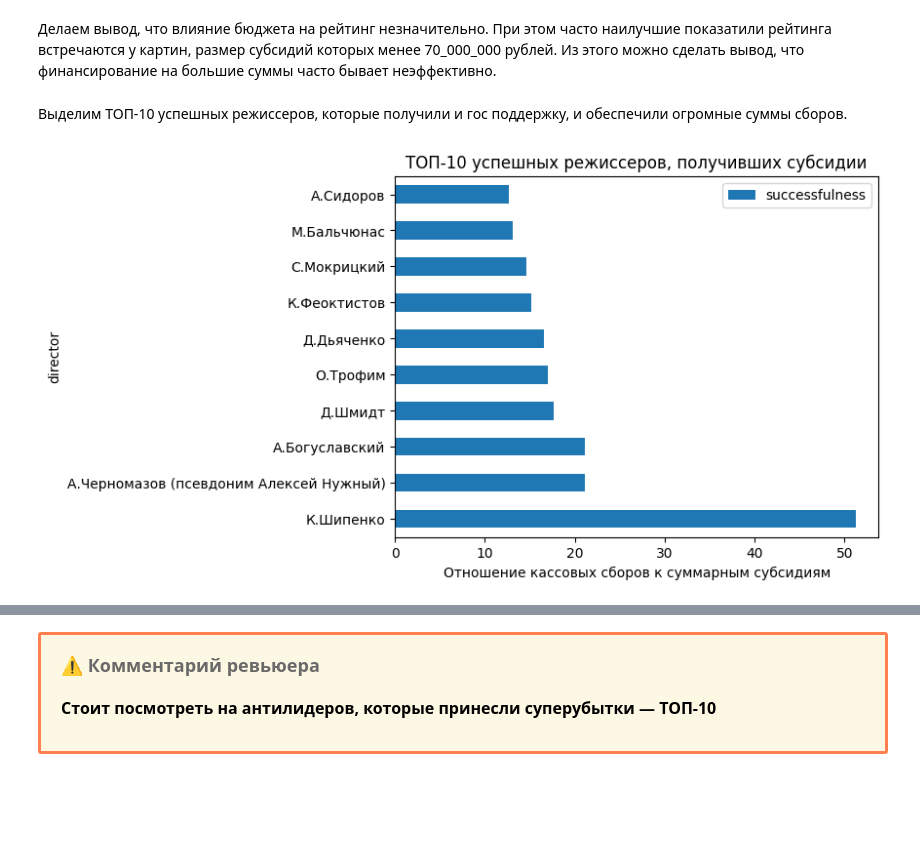
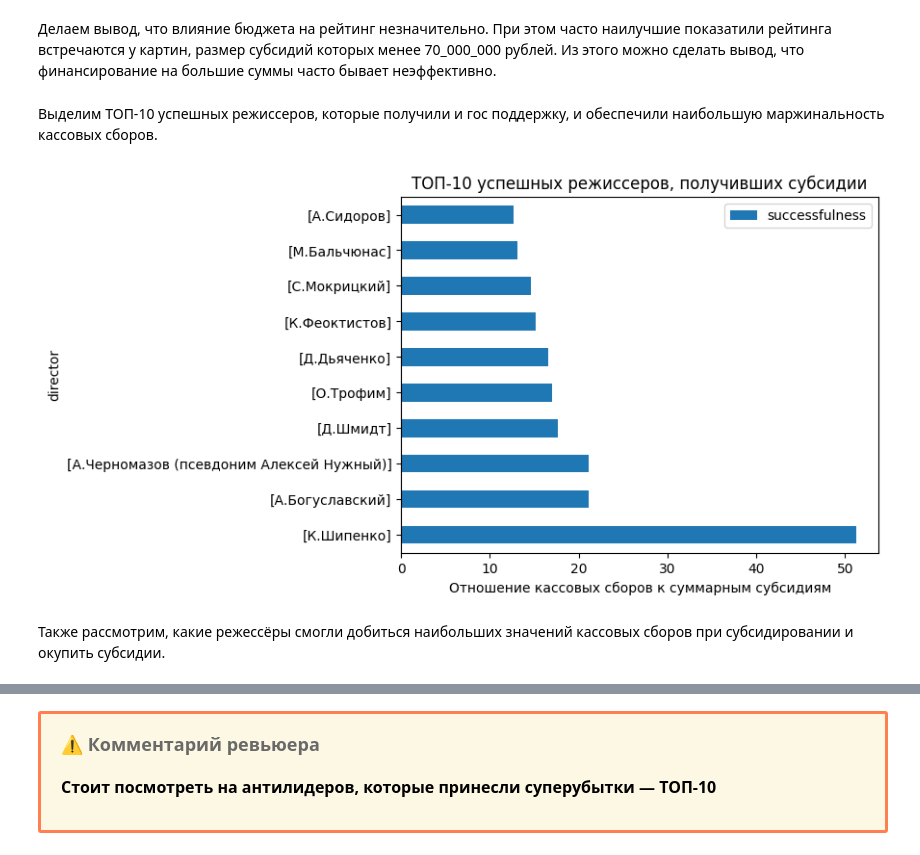
Before and after one commit to EvanderLatine/DS_Practicum, a Jupyter notebook: Composite_Project_1/EDA.ipynb, the cells around one changed output, grey strips where cells are left out. Saved outputs shown, nothing was run; the diff lists cells and outputs as text; code cells hidden in the pictures; blank space fills up the shorter version.

```diff
--- a/Composite_Project_1/EDA.ipynb
+++ b/Composite_Project_1/EDA.ipynb
@@ -271,6 +293,6 @@ dtypes: UInt32(1), datetime64[ns](1), float32(1), float64(3), object(9)
 memory usage: 826.2+ KB
 # %%
 # check
-df1['show_start_date'] = df1['show_start_date'].dt.date
+df1['show_start_date'] = df1['show_start_date'].dt.date.astype('datetime64[D]')
 df1['show_start_date'][:1]
 # %% [output]
@@ -650,6 +784,8 @@ df[df.duplicated(subset=['title', 'director'], keep=False)==True].sort_values('t
 | 6378 | ян антонышев | 2018-11-15 | Е.Окопная | NaN | NaN | NaN | NaN | ... |
 | 6379 | ян антонышев | 2018-11-15 | Е.Окопная | NaN | NaN | NaN | NaN | ... |
 1267 rows × 9 columns
+# %%
+df['box_office'] = df.groupby(['title', 'director'])['box_office'].transform('sum')
 # %%
 df = df.drop_duplicates(['title', 'director'])
 # %% [markdown]
@@ -1021,7 +1240,7 @@ dtype: int64.
 # %%
 df["start_year"] = df["show_start_date"].dt.year
 df["main_director"] = df["director"].str[0]
-df["main_genre"] = df["genres"].str[0][0]
+df["main_genre"] = df["genres"].str[0]
 df["grant_share"] = (100 * (df["refundable_support"].add(df["nonrefundable_support"], fill_value=0) / df["budget"])).round(2)
 
 df.head()
@@ -1552,18 +1890,19 @@ plt.show()
 # %% [markdown]
 Делаем вывод, что влияние бюджета на рейтинг незначительно. При этом часто наилучшие показатили рейтинга встречаются у картин, размер субсидий которых менее 70_000_000 рублей. Из этого можно сделать вывод, что финансирование на большие суммы часто бывает неэффективно.
 # %% [markdown]
-Выделим ТОП-10 успешных режиссеров, которые получили и гос поддержку, и обеспечили огромные суммы сборов.
+Выделим ТОП-10 успешных режиссеров, которые получили и гос поддержку, и обеспечили наибольшую маржинальность кассовых сборов.
 # %%
-subsidized["successfulness"] = (subsidized["box_office"] / subsidized["grants"]).round(2)
+subsidized["successfulness"] = (subsidized["box_office"] / subsidized["grants"])
 
-top_success = subsidized.sort_values("successfulness", ascending=False).head(10)
-top_success["director"] = top_success.loc[:, "director"].str[0]
+top_success = subsidized.query("successfulness.notna()").sort_values("successfulness", ascending=False)
 
 fig, ax = plt.subplots()
 
-top_success.plot.barh(x="director", y="successfulness", ax=ax, title="ТОП-10 успешных режиссеров, получивших субсидии")
+top_success.head(10).plot.barh(x="director", y="successfulness", ax=ax, title="ТОП-10 успешных режиссеров, получивших субсидии")
 ax.set_xlabel("Отношение кассовых сборов к суммарным субсидиям")
 ax.xaxis.get_major_locator().set_params(integer=True)
 plt.show()
 # %% [output]
-[figure, old version]
+[figure, new version]
+# %% [markdown]
+Также рассмотрим, какие режессёры смогли добиться наибольших значений кассовых сборов при субсидировании и окупить субсидии.
```
Also changed, not shown: parts of 107 cells of this notebook.
